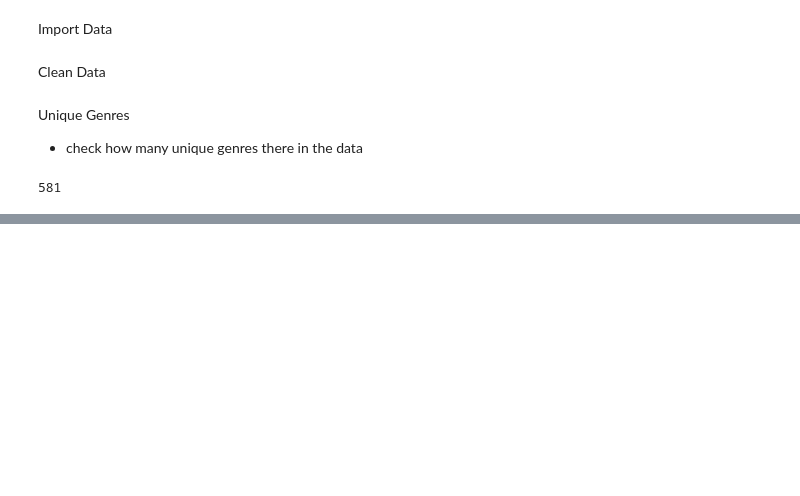
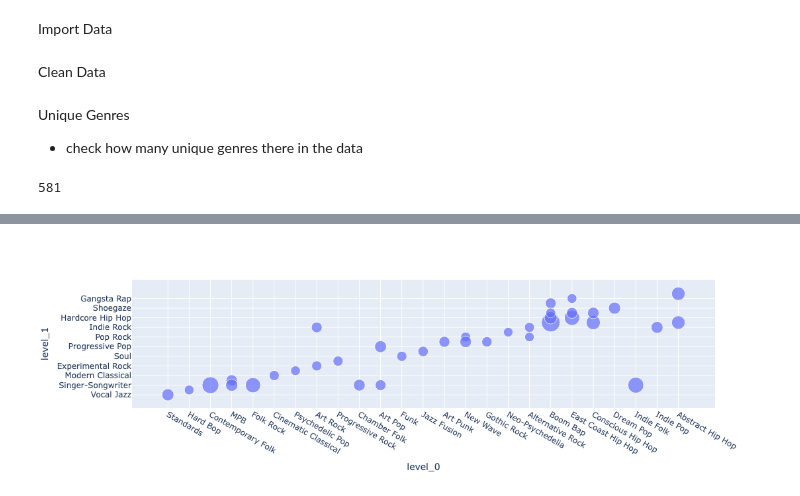
Before and after one commit to rheera/album-of-the-year-analysis, a Jupyter notebook: eda.ipynb, the cells around one changed output, grey strips where cells are left out. Cells and saved outputs as stored; diff of their text form; code cells hidden in the pictures; blank space fills up the shorter version.

```diff
--- a/eda.ipynb
+++ b/eda.ipynb
@@ -36,0 +100,5 @@ len(np.unique(flat_genres))
+# %%
+# Scatter plot of the genre occurences
+px.scatter(co_occurrence_df.reset_index(), size="Count", x="level_0", y="level_1")
+# %% [output]
+[figure, added]
```
Also changed, not shown: parts of 11 cells of this notebook, 1 other file.
